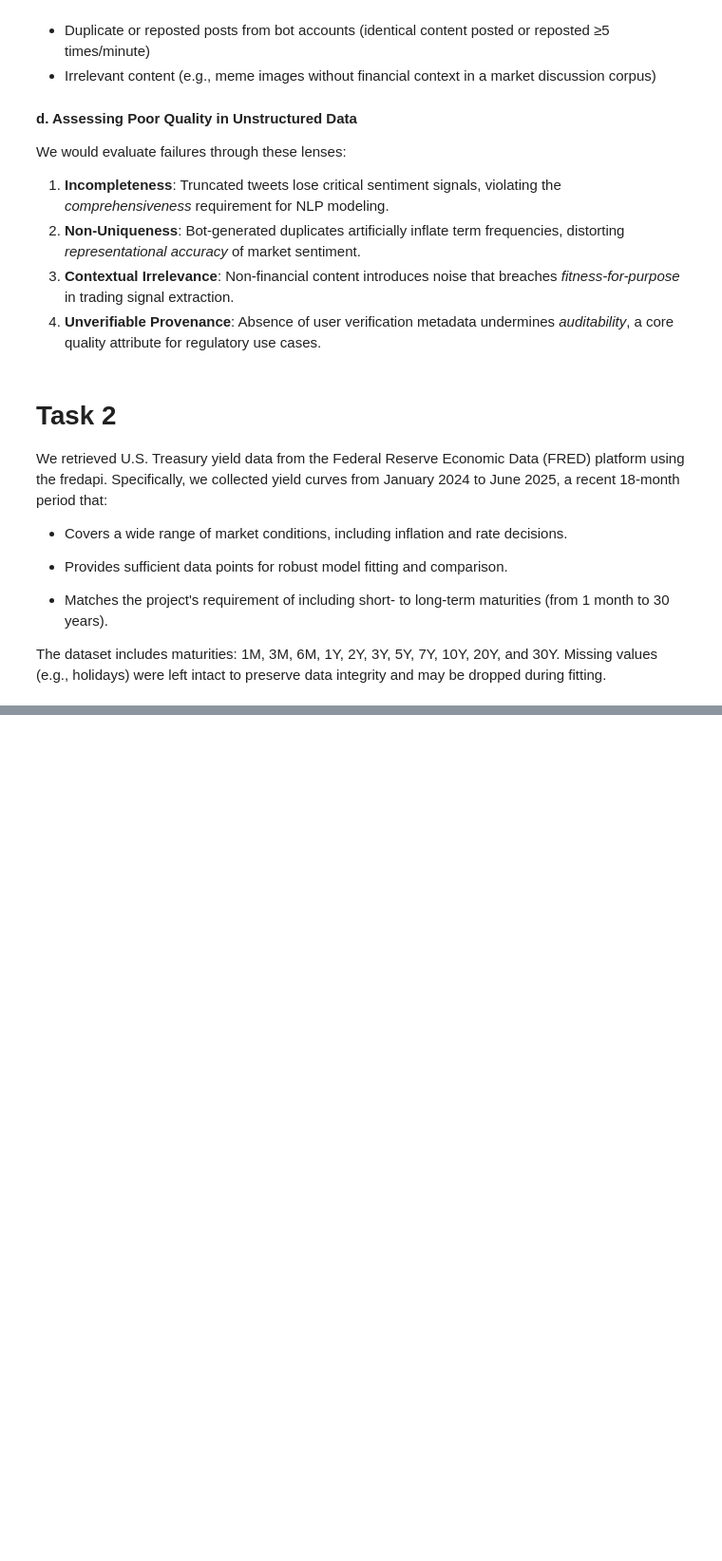
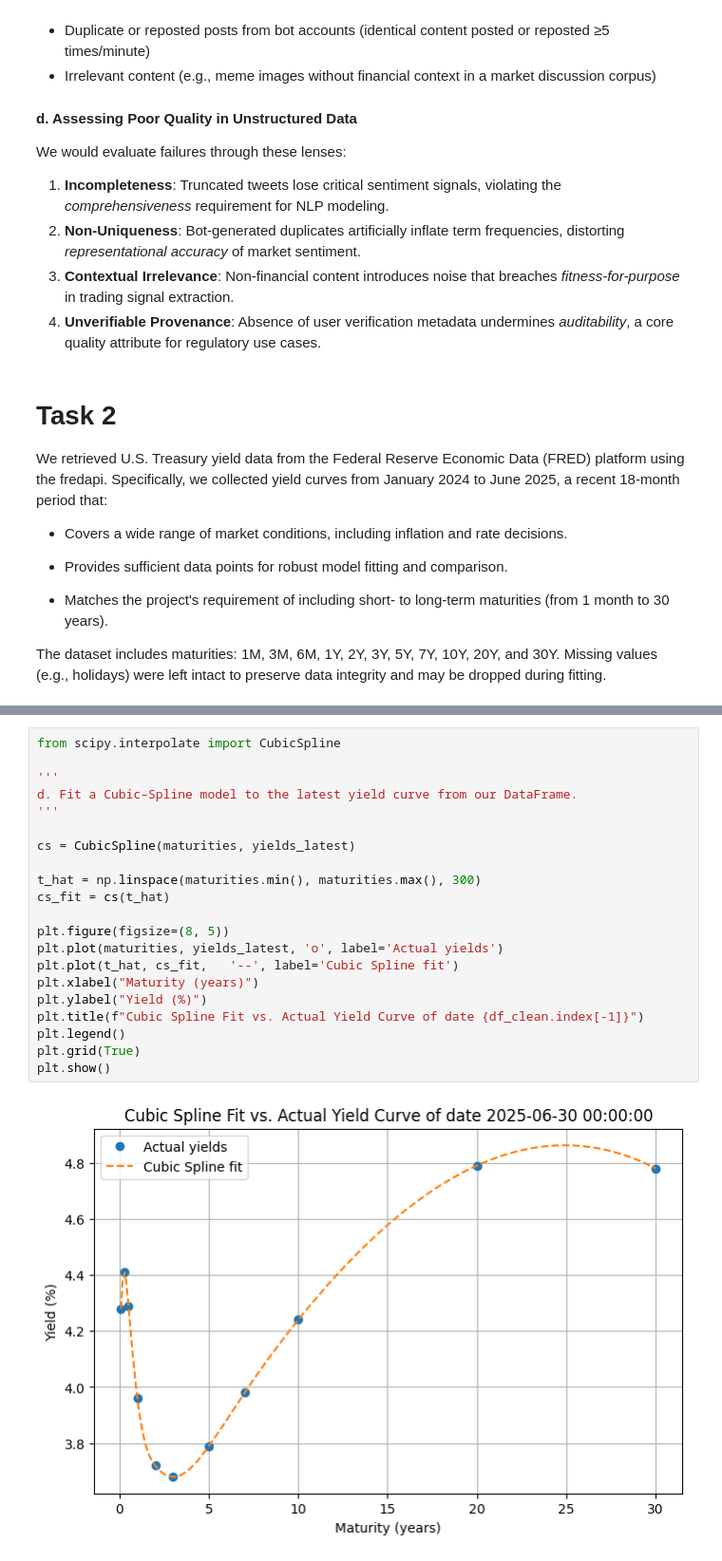
Before and after one commit to Vasuji/WQU_M3L5GWP, a Jupyter notebook: Project.ipynb, the cells around one changed output, grey strips where cells are left out. Shown: that part at 95% size. Cells and saved outputs as stored; diff of their text form; blank space fills up the shorter version.

```diff
--- a/Project.ipynb
+++ b/Project.ipynb
@@ -40,0 +121,23 @@ Missing values (e.g., holidays) were left intact to preserve data integrity and
+# %%
+from scipy.interpolate import CubicSpline
+
+'''
+d. Fit a Cubic–Spline model to the latest yield curve from our DataFrame.
+'''
+
+cs = CubicSpline(maturities, yields_latest)
+
+t_hat = np.linspace(maturities.min(), maturities.max(), 300)
+cs_fit = cs(t_hat)
+
+plt.figure(figsize=(8, 5))
+plt.plot(maturities, yields_latest, 'o', label='Actual yields')
+plt.plot(t_hat, cs_fit,   '--', label='Cubic Spline fit')
+plt.xlabel("Maturity (years)")
+plt.ylabel("Yield (%)")
+plt.title(f"Cubic Spline Fit vs. Actual Yield Curve of date {df_clean.index[-1]}")
+plt.legend()
+plt.grid(True)
+plt.show()
+# %% [output]
+[figure, added]
```
Also changed, not shown: parts of 7 cells of this notebook.
